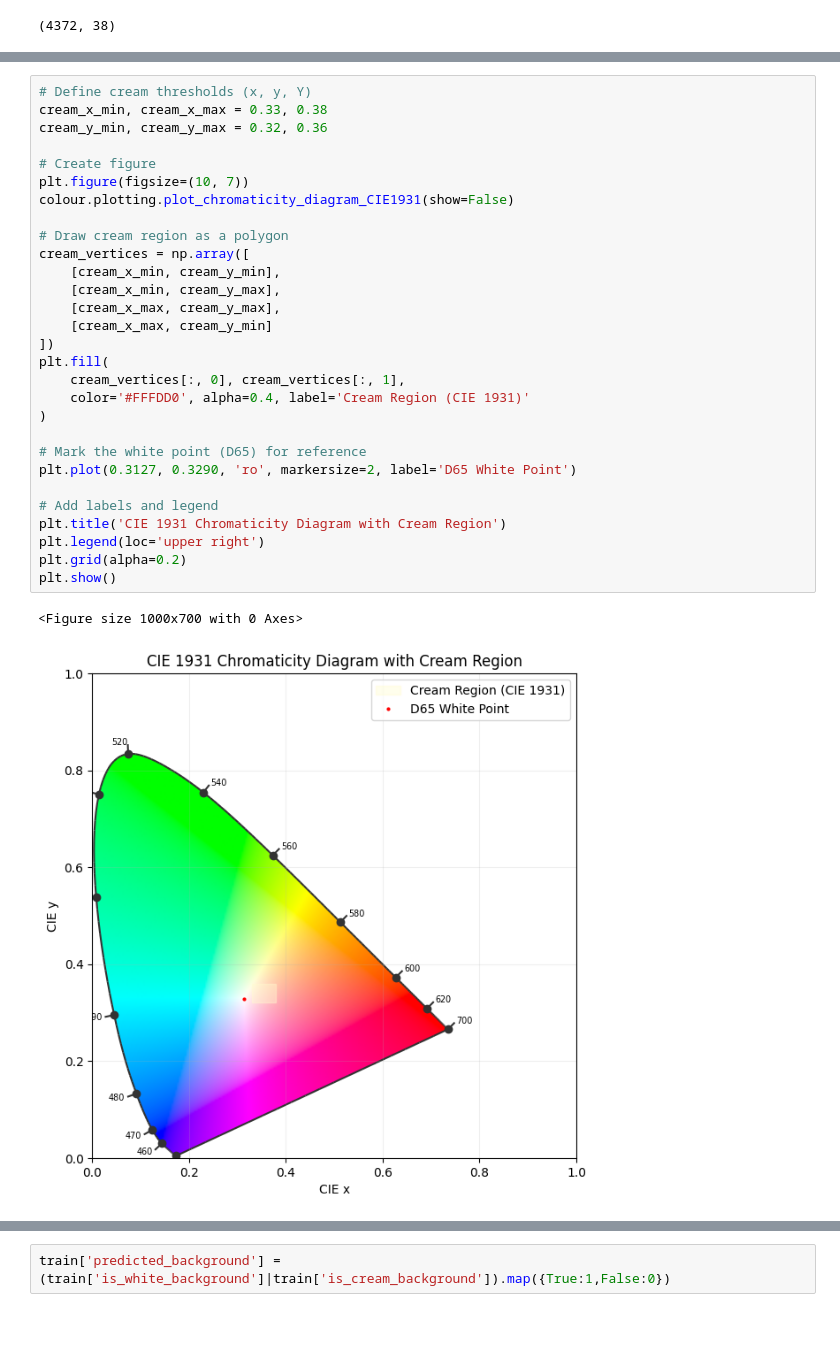
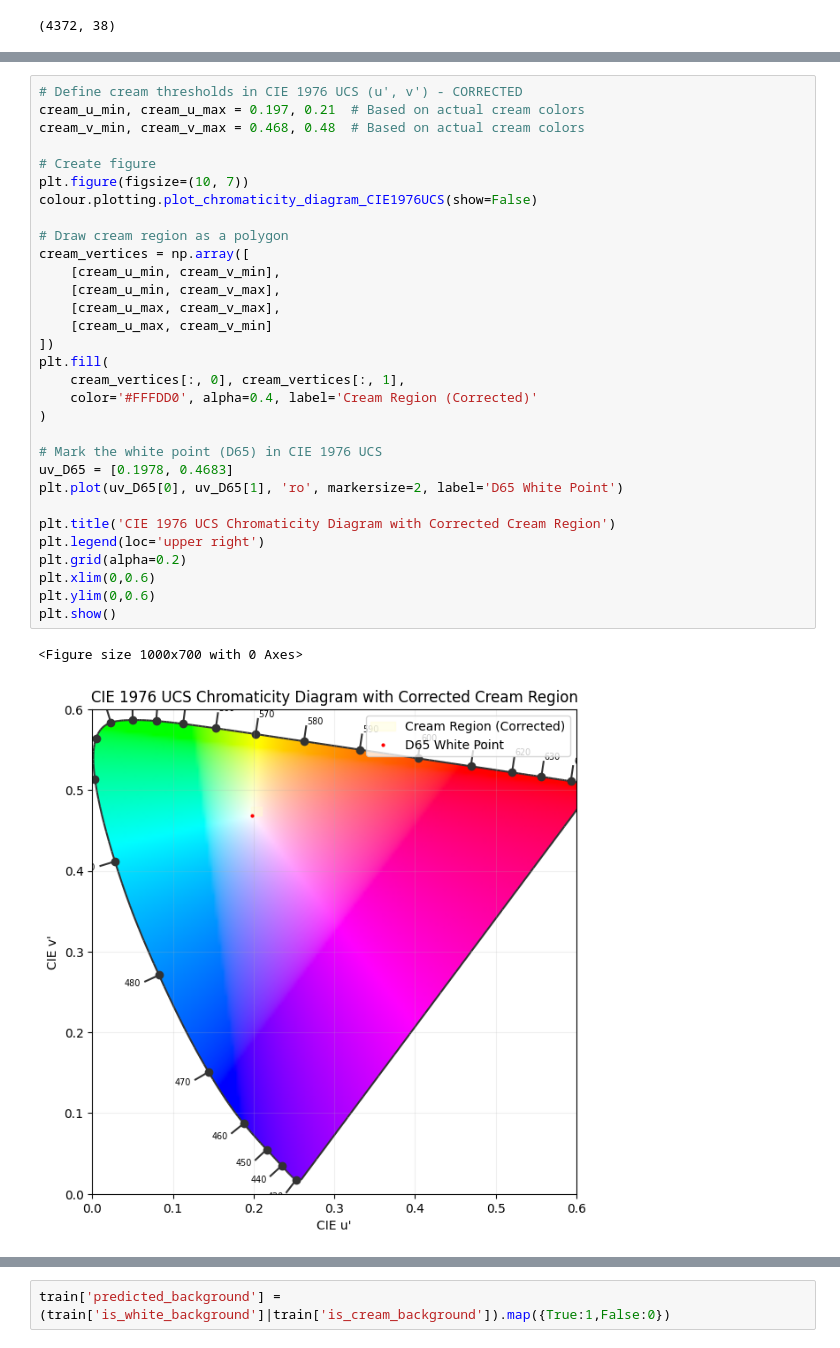
Before and after one commit to jucasamesa/prueba_tecnica_cvc, a Jupyter notebook: image-classification-app/notebooks/prueba_tecnica_cvc.ipynb, the cells around one changed output, grey strips where cells are left out. Drawn from its saved outputs; the diff is of its cells as text.

```diff
--- a/image-classification-app/notebooks/prueba_tecnica_cvc.ipynb
+++ b/image-classification-app/notebooks/prueba_tecnica_cvc.ipynb
@@ -211,32 +533,34 @@ train.sample(1)
 # %%
-# Define cream thresholds (x, y, Y)
-cream_x_min, cream_x_max = 0.33, 0.38
-cream_y_min, cream_y_max = 0.32, 0.36
+# Define cream thresholds in CIE 1976 UCS (u', v') - CORRECTED
+cream_u_min, cream_u_max = 0.197, 0.21  # Based on actual cream colors
+cream_v_min, cream_v_max = 0.468, 0.48  # Based on actual cream colors
 
 # Create figure
 plt.figure(figsize=(10, 7))
-colour.plotting.plot_chromaticity_diagram_CIE1931(show=False)
+colour.plotting.plot_chromaticity_diagram_CIE1976UCS(show=False)
 
 # Draw cream region as a polygon
 cream_vertices = np.array([
-    [cream_x_min, cream_y_min],
-    [cream_x_min, cream_y_max],
-    [cream_x_max, cream_y_max],
-    [cream_x_max, cream_y_min]
+    [cream_u_min, cream_v_min],
+    [cream_u_min, cream_v_max],
+    [cream_u_max, cream_v_max],
+    [cream_u_max, cream_v_min]
 ])
 plt.fill(
     cream_vertices[:, 0], cream_vertices[:, 1],
-    color='#FFFDD0', alpha=0.4, label='Cream Region (CIE 1931)'
+    color='#FFFDD0', alpha=0.4, label='Cream Region (Corrected)'
 )
 
-# Mark the white point (D65) for reference
-plt.plot(0.3127, 0.3290, 'ro', markersize=2, label='D65 White Point')
+# Mark the white point (D65) in CIE 1976 UCS
+uv_D65 = [0.1978, 0.4683]
+plt.plot(uv_D65[0], uv_D65[1], 'ro', markersize=2, label='D65 White Point')
 
-# Add labels and legend
-plt.title('CIE 1931 Chromaticity Diagram with Cream Region')
+plt.title('CIE 1976 UCS Chromaticity Diagram with Corrected Cream Region')
 plt.legend(loc='upper right')
 plt.grid(alpha=0.2)
+plt.xlim(0,0.6)
+plt.ylim(0,0.6)
 plt.show()
 # %% [output]
 <Figure size 1000x700 with 0 Axes>
-[figure, old version]
+[figure, new version]
```
Also changed, not shown: parts of 51 cells of this notebook, 29 other files.
